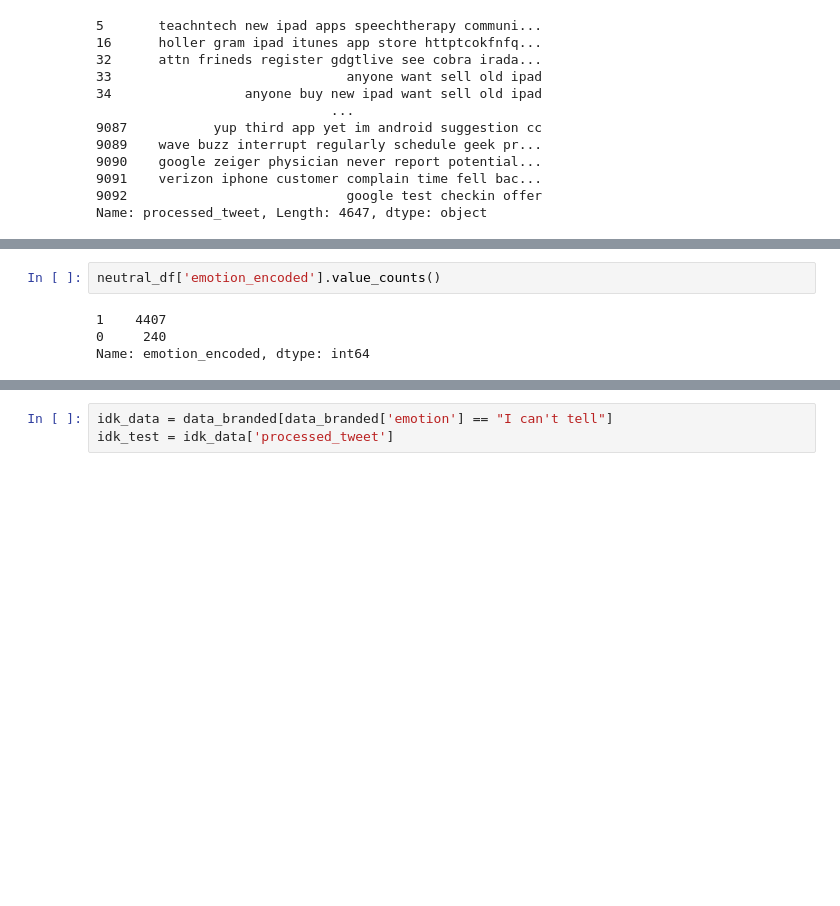
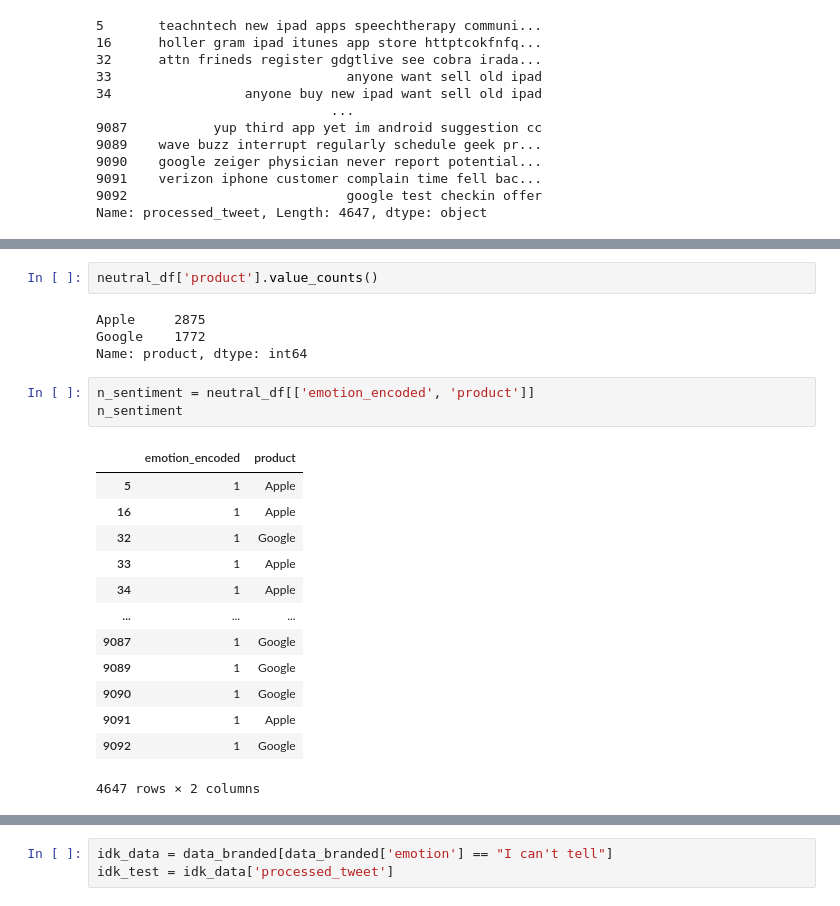
Before and after one commit to aungsias/TwitterNLP, a Jupyter notebook: Michael Scratch Notebook.ipynb, the cells around one changed output, grey strips where cells are left out. Saved outputs shown, nothing was run; the diff lists cells and outputs as text; blank space fills up the shorter version.

```diff
--- a/Michael Scratch Notebook.ipynb
+++ b/Michael Scratch Notebook.ipynb
@@ -1042,6 +778,23 @@ neutral_df
 # %%
-neutral_df['emotion_encoded'].value_counts()
+neutral_df['product'].value_counts()
 # %% [output]
-1    4407
-0     240
-Name: emotion_encoded, dtype: int64
+Apple     2875
+Google    1772
+Name: product, dtype: int64
+# %%
+n_sentiment = neutral_df[['emotion_encoded', 'product']]
+n_sentiment
+# %% [output]
+|  | emotion_encoded | product |
+| 5 | 1 | Apple |
+| 16 | 1 | Apple |
+| 32 | 1 | Google |
+| 33 | 1 | Apple |
+| 34 | 1 | Apple |
+| ... | ... | ... |
+| 9087 | 1 | Google |
+| 9089 | 1 | Google |
+| 9090 | 1 | Google |
+| 9091 | 1 | Apple |
+| 9092 | 1 | Google |
+4647 rows × 2 columns
```
Also changed, not shown: parts of 57 cells of this notebook, 1 other file.
